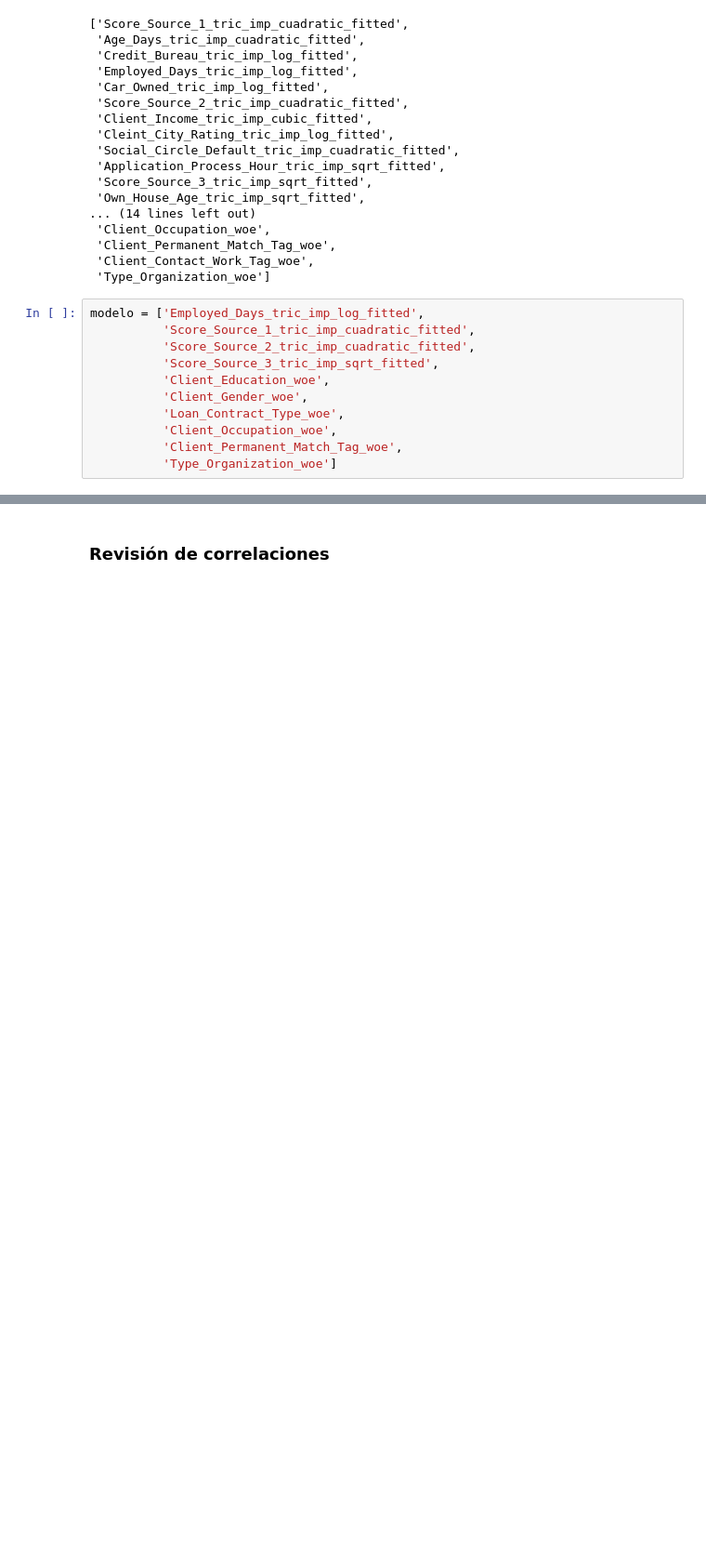
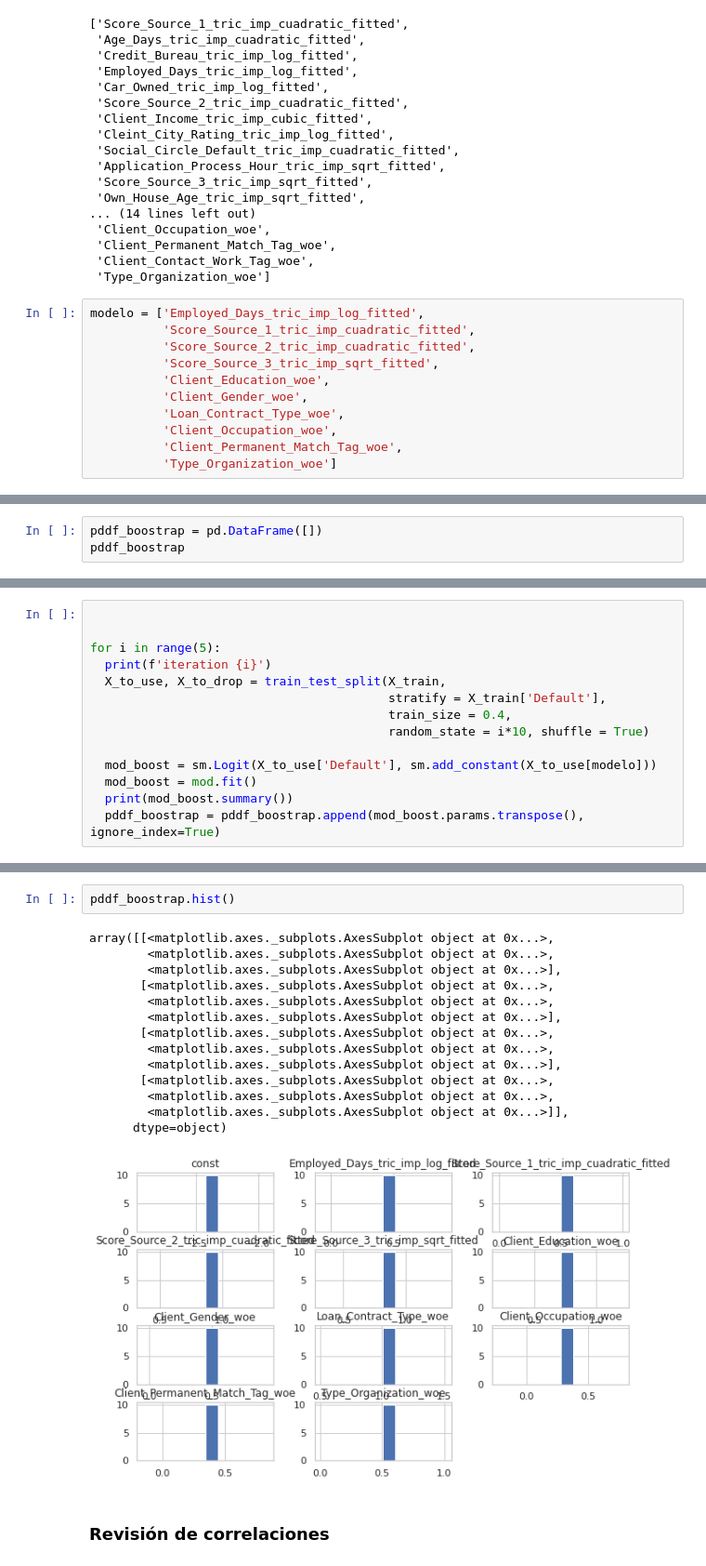
Before and after one commit to JCaballerot/Credit-Scoring, a Jupyter notebook: CreditScoring/Lab_Automobile_Loan_Default.ipynb, the cells around one changed output, grey strips where cells are left out. Shown at 93% size. Drawn from its saved outputs; the diff is of its cells as text; blank space fills up the shorter version.

```diff
--- a/CreditScoring/Lab_Automobile_Loan_Default.ipynb
+++ b/CreditScoring/Lab_Automobile_Loan_Default.ipynb
@@ -1415,0 +1509,3 @@ Type_Organization_woe                        0.5067      0.054      9.385      0
+# %%
+pddf_boostrap = pd.DataFrame([])
+pddf_boostrap
@@ -1415,0 +1514,14 @@ Type_Organization_woe                        0.5067      0.054      9.385      0
+# %%
+
+
+for i in range(5):
+  print(f'iteration {i}')
+  X_to_use, X_to_drop = train_test_split(X_train,
+                                         stratify = X_train['Default'],
+                                         train_size = 0.4,
+                                         random_state = i*10, shuffle = True)
+
+  mod_boost = sm.Logit(X_to_use['Default'], sm.add_constant(X_to_use[modelo]))
+  mod_boost = mod.fit()
+  print(mod_boost.summary())
+  pddf_boostrap = pddf_boostrap.append(mod_boost.params.transpose(), ignore_index=True)
@@ -1416,3 +1537,20 @@ Type_Organization_woe                        0.5067      0.054      9.385      0
+# %%
+pddf_boostrap.hist()
+# %% [output]
+array([[<matplotlib.axes._subplots.AxesSubplot object at 0x...>,
+        <matplotlib.axes._subplots.AxesSubplot object at 0x...>,
+        <matplotlib.axes._subplots.AxesSubplot object at 0x...>],
+       [<matplotlib.axes._subplots.AxesSubplot object at 0x...>,
+        <matplotlib.axes._subplots.AxesSubplot object at 0x...>,
+        <matplotlib.axes._subplots.AxesSubplot object at 0x...>],
+       [<matplotlib.axes._subplots.AxesSubplot object at 0x...>,
+        <matplotlib.axes._subplots.AxesSubplot object at 0x...>,
+        <matplotlib.axes._subplots.AxesSubplot object at 0x...>],
+       [<matplotlib.axes._subplots.AxesSubplot object at 0x...>,
+        <matplotlib.axes._subplots.AxesSubplot object at 0x...>,
+        <matplotlib.axes._subplots.AxesSubplot object at 0x...>]],
+      dtype=object)
+[figure, added]
 # %% [markdown]
 <h3> Revisión de correlaciones </h3>
 # %%
```
Also changed, not shown: parts of 23 cells of this notebook.
